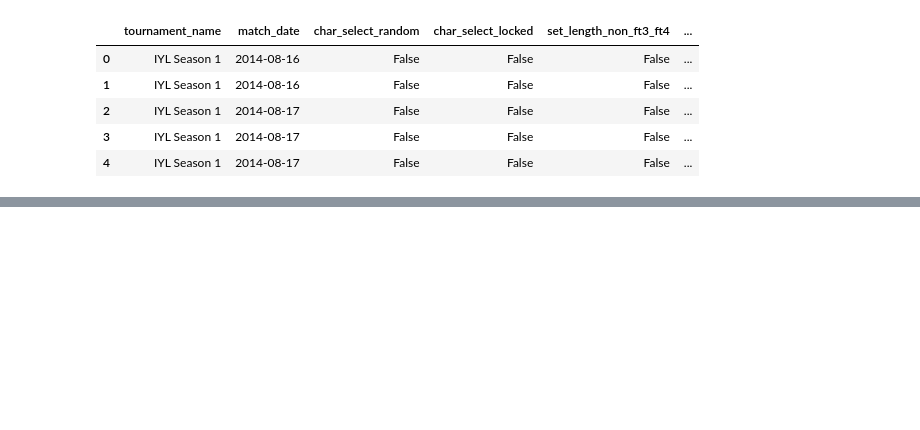
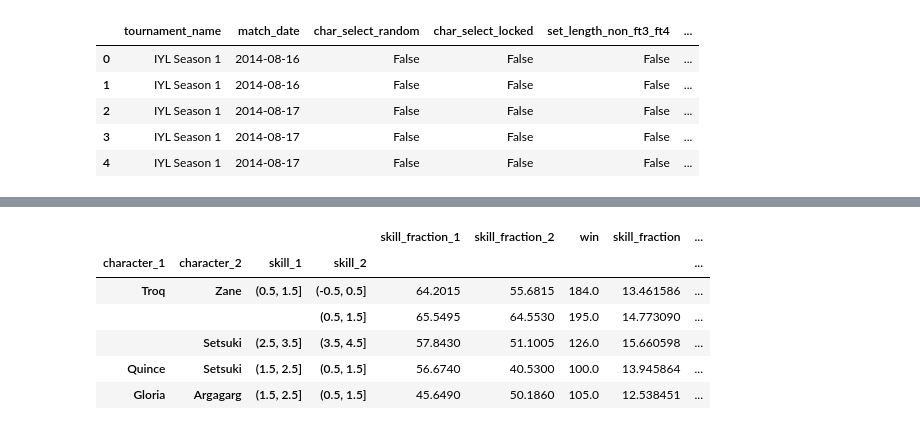
Before and after one commit to cpennington/yomi-skill, a Jupyter notebook: Bayesian Skill.ipynb, the cells around one changed output, grey strips where cells are left out. Saved outputs shown, nothing was run; the diff lists cells and outputs as text; code cells hidden in the pictures; blank space fills up the shorter version.

```diff
--- a/Bayesian Skill.ipynb
+++ b/Bayesian Skill.ipynb
@@ -216,4 +197,0 @@ fit = model.sampling(
-# %%
-fit_results = fit.to_dataframe().rename(columns={
-    'mu[{}]'.format(ix): "{.value}-{.value}".format(c1, c2) for ((c1, c2), ix) in mu_index.items()
-})
@@ -344,0 +635,34 @@ plot.save('iyl6.png')
+# %%
+num_samples = player_tournament_skill['sample'].nunique()
+skill_subsample = pandas.cut(
+    player_tournament_skill.set_index(['tournament', 'player']).skill,
+    bins=[x-0.5 for x in range(-9, 9)],
+    precision=0,
+).rename('skill').reset_index().groupby(
+    ['tournament', 'player', 'skill']
+).size().rename('skill_fraction').reset_index(['skill'])
+
+skill_subsample['skill_fraction'] /= num_samples
+
+game_skill = games.join(
+    skill_subsample.rename(columns={'skill': 'skill_1', 'skill_fraction': 'skill_fraction_1'}),
+    on=('tournament_name', 'player_1')
+).join(
+    skill_subsample.rename(columns={'skill': 'skill_2', 'skill_fraction': 'skill_fraction_2'}),
+    on=('tournament_name', 'player_2')
+)
+
+flipped = game_skill[game_skill.character_1 < game_skill.character_2]
+flipped = flipped.rename(columns={
+    'character_1': 'character_2',
+    'character_2': 'character_1',
+    'skill_1': 'skill_2',
+    'skill_2': 'skill_1',
+    'skill_fraction_1': 'skill_fraction_2',
+    'skill_fraction_2': 'skill_fraction_1',
+})
+flipped['win'] = 1-flipped.win
+game_skill = game_skill.append(flipped)
+
+game_skill['skill_fraction'] = game_skill.skill_fraction_1 * game_skill.skill_fraction_2
+game_skill['win_fraction'] = game_skill.win * game_skill.skill_fraction
@@ -344,0 +698,10 @@ plot.save('iyl6.png')
+# %%
+game_skill.groupby(['character_1', 'character_2', 'skill_1', 'skill_2']).sum().dropna().sort_values(by='win_fraction', ascending=False).head()
+# %% [output]
+|  |  |  |  | skill_fraction_1 | skill_fraction_2 | win | skill_fraction | ... |
+| character_1 | character_2 | skill_1 | skill_2 |  |  |  |  | ... |
+| Troq | Zane | (0.5, 1.5] | (-0.5, 0.5] | 64.2015 | 55.6815 | 184.0 | 13.461586 | ... |
+|  |  |  | (0.5, 1.5] | 65.5495 | 64.5530 | 195.0 | 14.773090 | ... |
+|  | Setsuki | (2.5, 3.5] | (3.5, 4.5] | 57.8430 | 51.1005 | 126.0 | 15.660598 | ... |
+| Quince | Setsuki | (1.5, 2.5] | (0.5, 1.5] | 56.6740 | 40.5300 | 100.0 | 13.945864 | ... |
+| Gloria | Argagarg | (1.5, 2.5] | (0.5, 1.5] | 45.6490 | 50.1860 | 105.0 | 12.538451 | ... |
```
Also changed, not shown: parts of 47 cells of this notebook.
